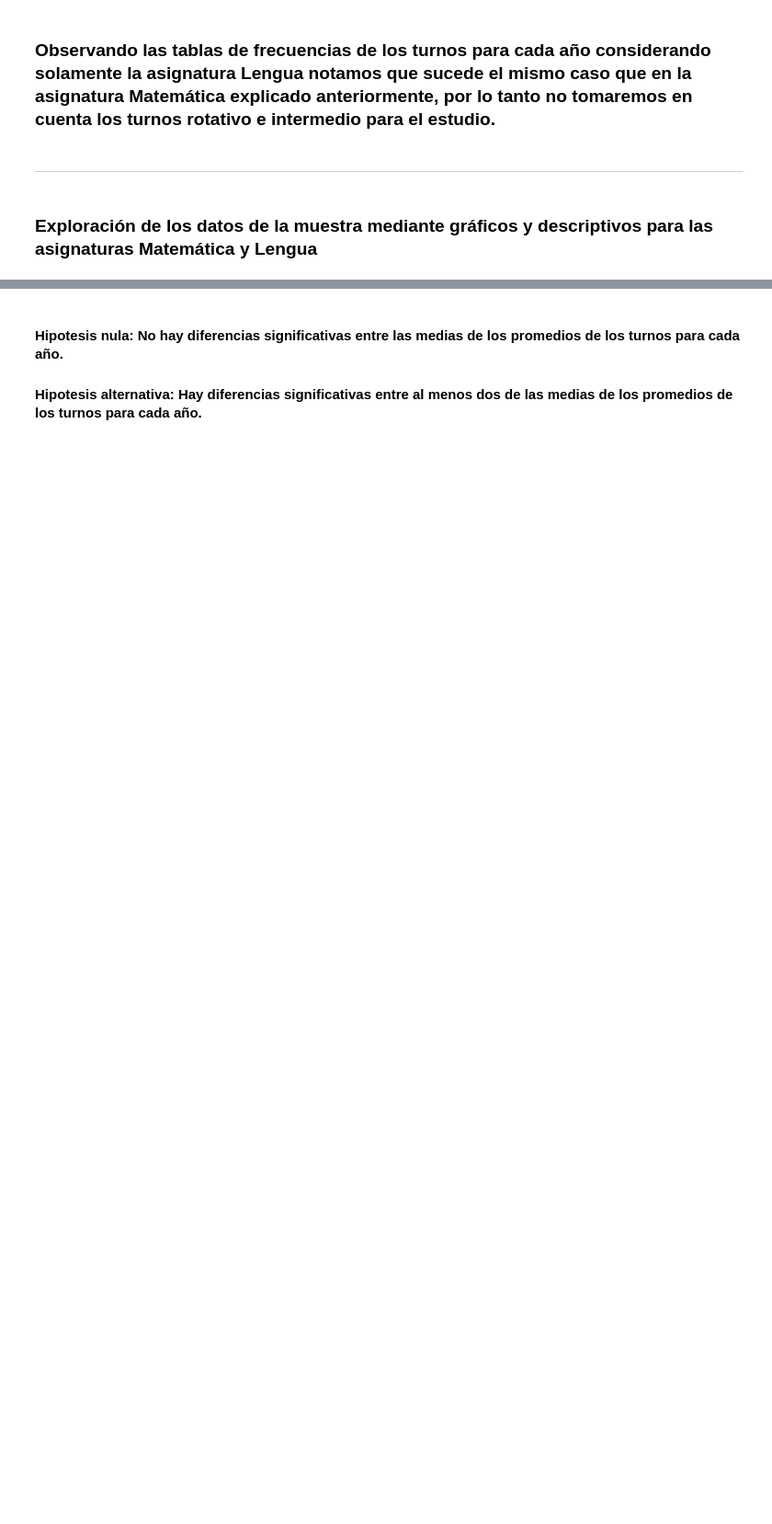
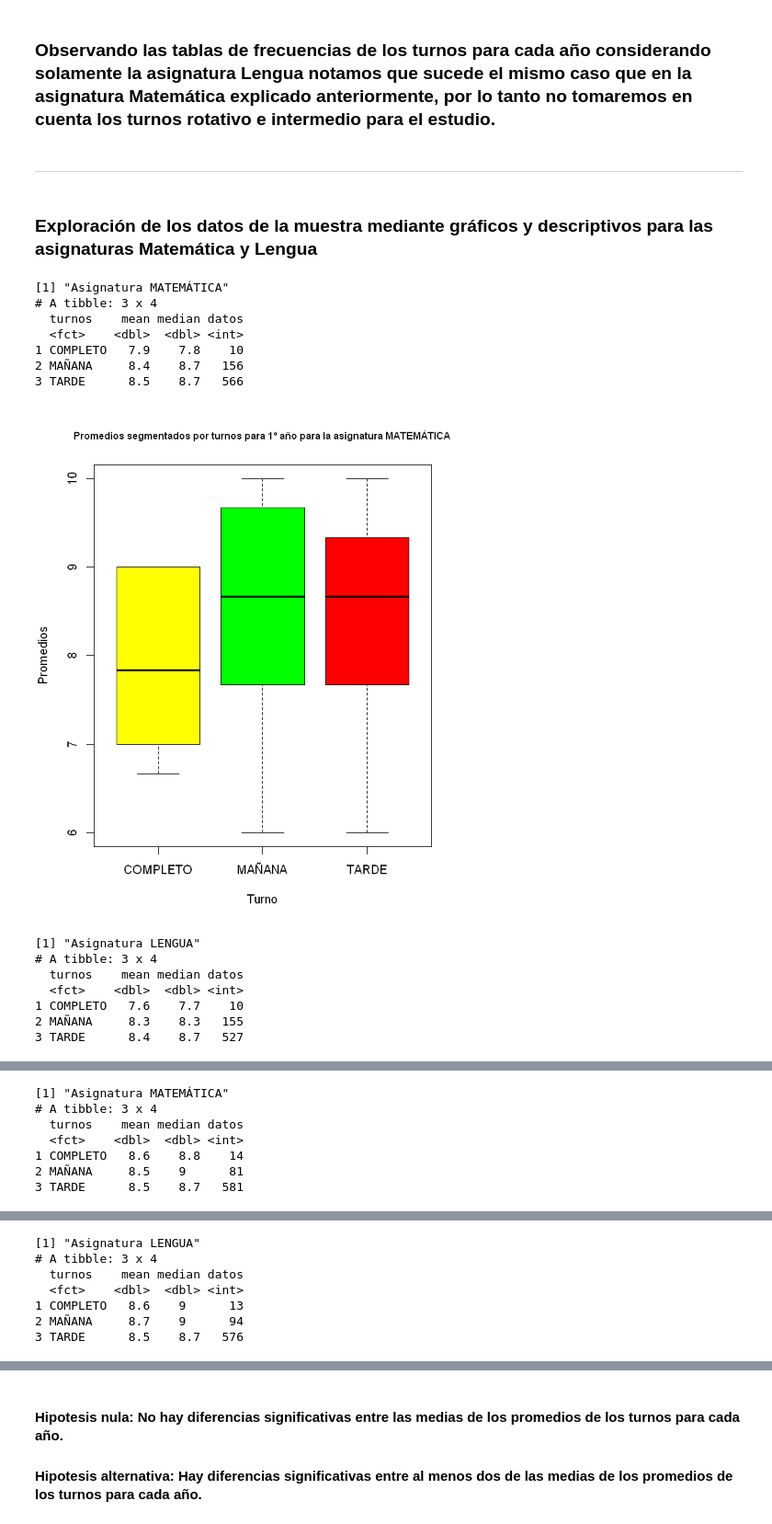
Before and after one commit to Nefertumm/EDM_2023, a Jupyter notebook: Dataset_escuelas/TP1.ipynb, the cells around one changed output, grey strips where cells are left out. Shown at 92% size. Cells and saved outputs as stored; diff of their text form; code cells hidden in the pictures; blank space fills up the shorter version.

```diff
--- a/Dataset_escuelas/TP1.ipynb
+++ b/Dataset_escuelas/TP1.ipynb
@@ -2352,10 +2621,10 @@ for (i in 1:6)
            cex.main = 0.8)
 
     # Tabla exploratoria para ver los tabla final a utilizar.
-    tabla <- dataset_p_año %>% group_by(turnos) %>% summarise(mean = round(mean(promedios), 1), datos = n())
+    tabla <- dataset_p_año %>% group_by(turnos) %>% summarise(mean = round(mean(promedios), 1),median=round(median(promedios),1), datos = n())
     print(paste0("Asignatura ", materias[j]))
     print(tabla)
-    # Test de anova para la tabla armada.
+    # contraste de anova para la tabla armada.
     anova_l[[j]] <- aov(dataset_p_año$promedios ~ dataset_p_año$turnos)
 
     # Armamos de una vez el test de Tukey, dependerá de la normalidad si lo usamos o no.
@@ -2369,30 +2638,46 @@ for (i in 1:6)
     kruskal_l[[j]] <- kruskal.test(dataset_p_año$promedios, dataset_p_año$turnos)
 
     # Contraste posterior de Kruskal.
     post_k_l[[j]] <- pairwise.wilcox.test(dataset_p_año$promedios, dataset_p_año$turnos)
 
     # Almacenamiento de los datos temporales de cada iteración, al final será un vector de 3 datos
     normalidad <- list()
     for (k in 1:3)
     {
         a_testear_normalidad <- dataset_p_año$promedios[dataset_p_año$turnos == turnos_list[k]]
         len_data <- length(a_testear_normalidad)
         # Debemos verificar la longitud de cada turno, si es menor a 30 usamos Shapiro, en caso contrario utilizamos Lillie.
         if (len_data < 30)
         {
           normalidad[[k]] <- shapiro.test(a_testear_normalidad)
         }
         else if (len_data >= 30)
         {
           normalidad[[k]] <- lillie.test(a_testear_normalidad)
         }
     }
     # Almacenamos nuestros datos obtenidos en nuestro vector de resultados al final de cada iteración
     t_normalidad[[i]][[j]] <- normalidad
   }
   anovas[[i]] <- anova_l
   tukeys[[i]] <- tukey_l
   powers[[i]] <- power_l
   t_kruskal[[i]] <- kruskal_l
   t_post_k[[i]] <- post_k_l
 }
+# %% [output]
+[1] "Asignatura MATEMÁTICA"
+# A tibble: 3 x 4
+  turnos    mean median datos
+  <fct>    <dbl>  <dbl> <int>
+1 COMPLETO   7.9    7.8    10
+2 MAÑANA     8.4    8.7   156
+3 TARDE      8.5    8.7   566
+[figure, added]
+[1] "Asignatura LENGUA"
+# A tibble: 3 x 4
+  turnos    mean median datos
+  <fct>    <dbl>  <dbl> <int>
+1 COMPLETO   7.6    7.7    10
+2 MAÑANA     8.3    8.3   155
+3 TARDE      8.4    8.7   527
@@ -2398,0 +2685,7 @@ for (i in 1:6)
+[1] "Asignatura MATEMÁTICA"
+# A tibble: 3 x 4
+  turnos    mean median datos
+  <fct>    <dbl>  <dbl> <int>
+1 COMPLETO   8.6    8.8    14
+2 MAÑANA     8.5    9      81
+3 TARDE      8.5    8.7   581
@@ -2398,0 +2693,7 @@ for (i in 1:6)
+[1] "Asignatura LENGUA"
+# A tibble: 3 x 4
+  turnos    mean median datos
+  <fct>    <dbl>  <dbl> <int>
+1 COMPLETO   8.6    9      13
+2 MAÑANA     8.7    9      94
+3 TARDE      8.5    8.7   576
```
Also changed, not shown: parts of 56 cells of this notebook, 1 other file.
